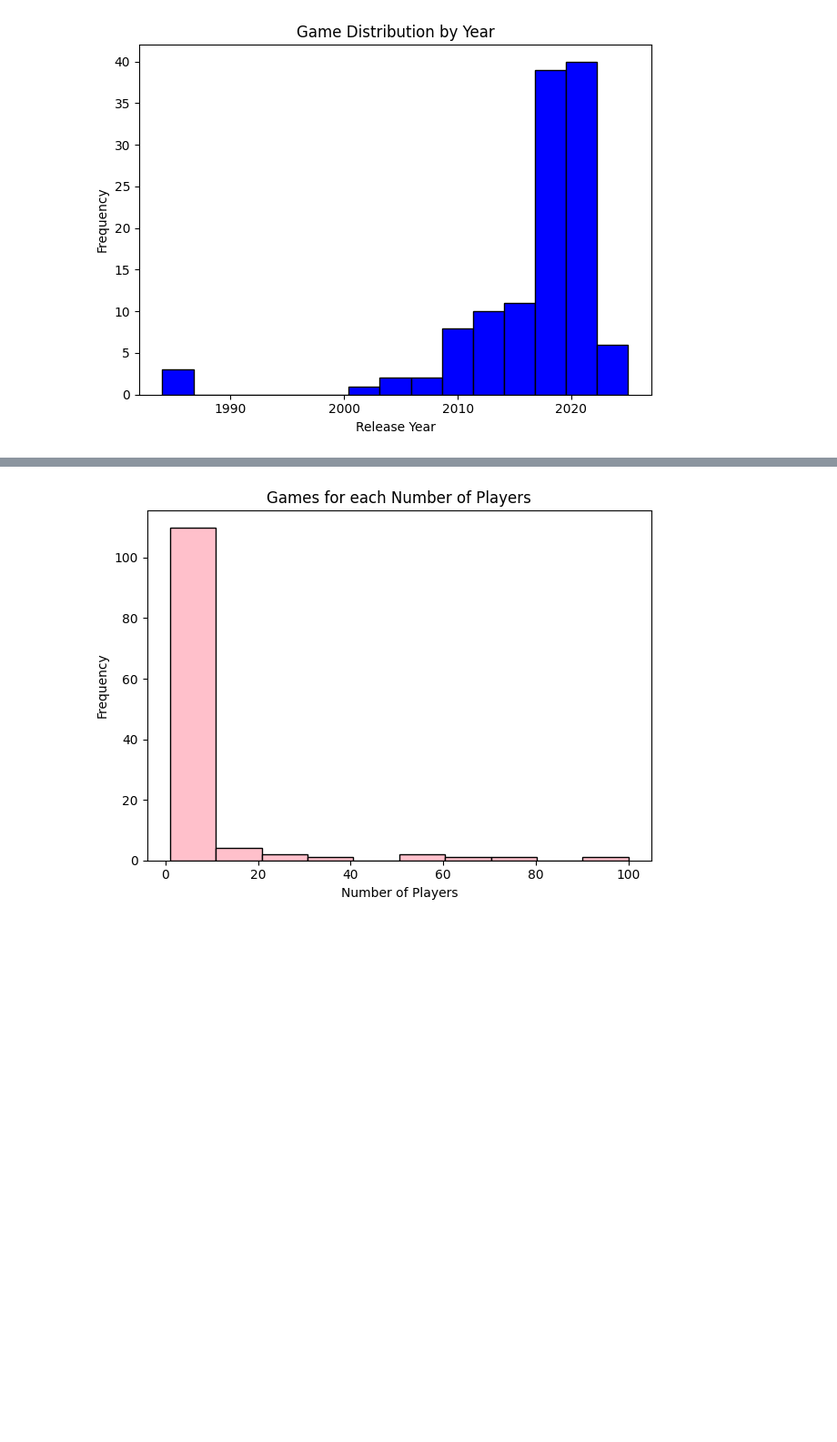
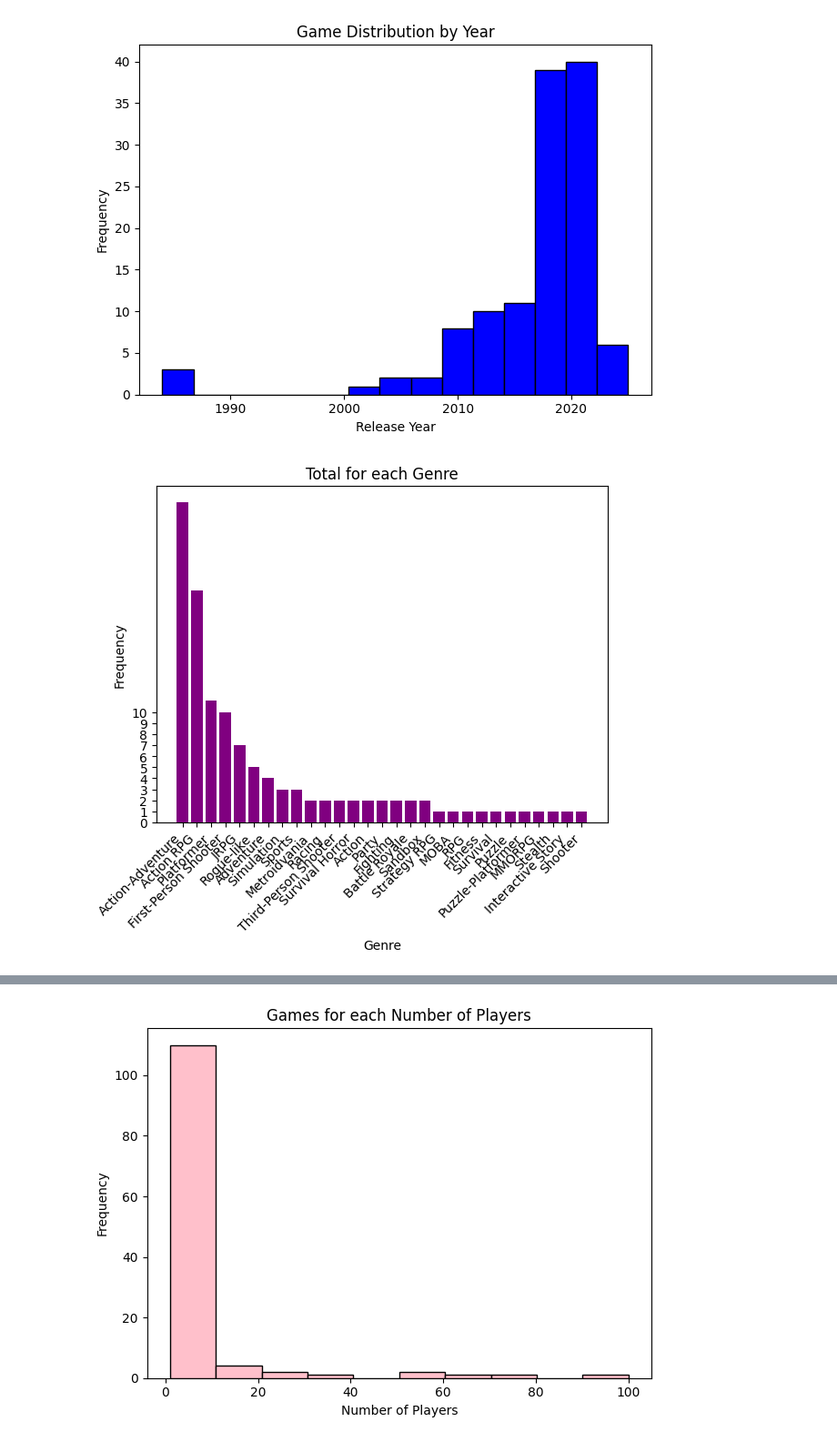
Before and after one commit to trevglenn/Kaggle, a Jupyter notebook: video_game_analysis.ipynb, the cells around one changed output, grey strips where cells are left out. Shown at 91% size. Cells and saved outputs as stored; diff of their text form; code cells hidden in the pictures; blank space fills up the shorter version.

Commit message:
Kaggle Notebook | Video Game Analysis | Version 2

```diff
--- a/video_game_analysis.ipynb
+++ b/video_game_analysis.ipynb
@@ -198,3 +198,15 @@ plt.tight_layout()
 plt.show()
 # %% [output]
 [figure]
+# %%
+total_games_by_genre = df['Genre'].value_counts()
+# %%
+plt.bar(total_games_by_genre.index, total_games_by_genre.values, color='purple')
+plt.xlabel('Genre')
+plt.ylabel('Frequency')
+plt.xticks(rotation=45, ha='right')
+plt.yticks(range(11))
+plt.title('Total for each Genre')
+plt.show()
+# %% [output]
+[figure, added]
```
Also changed, not shown: parts of 8 cells of this notebook.
